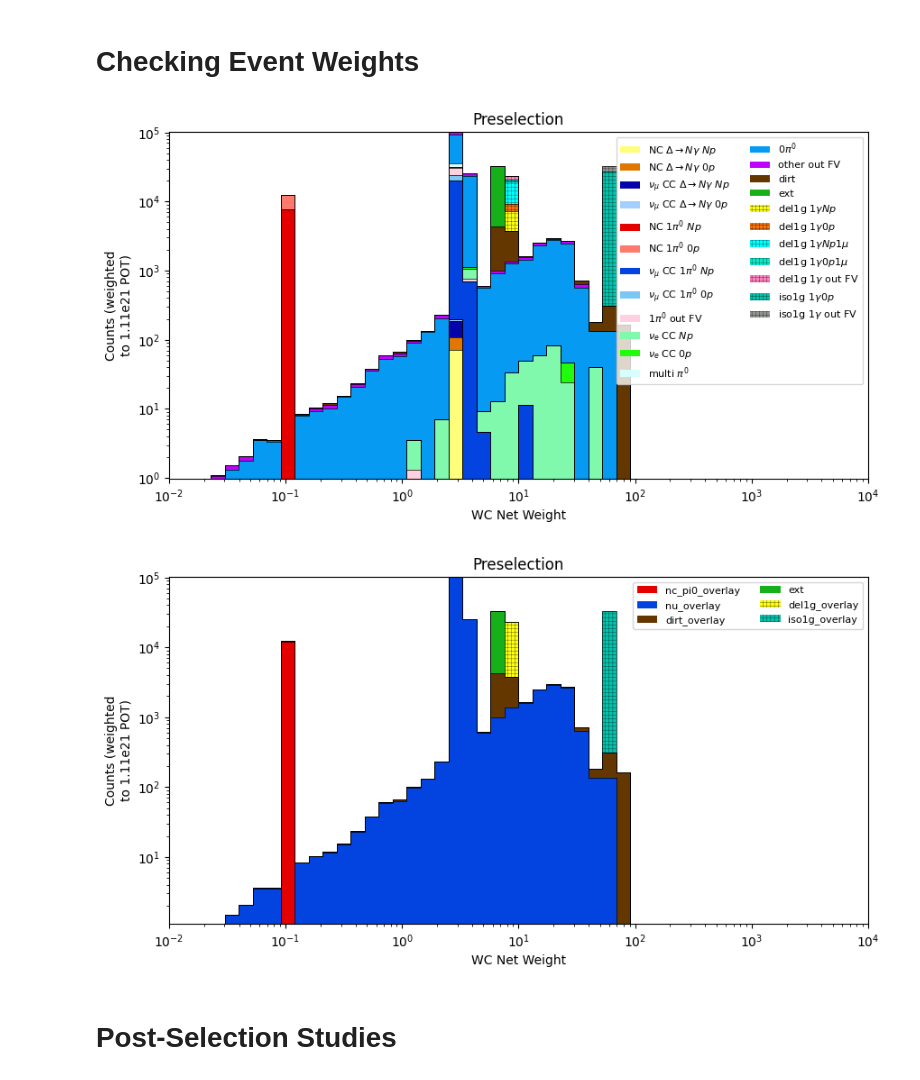
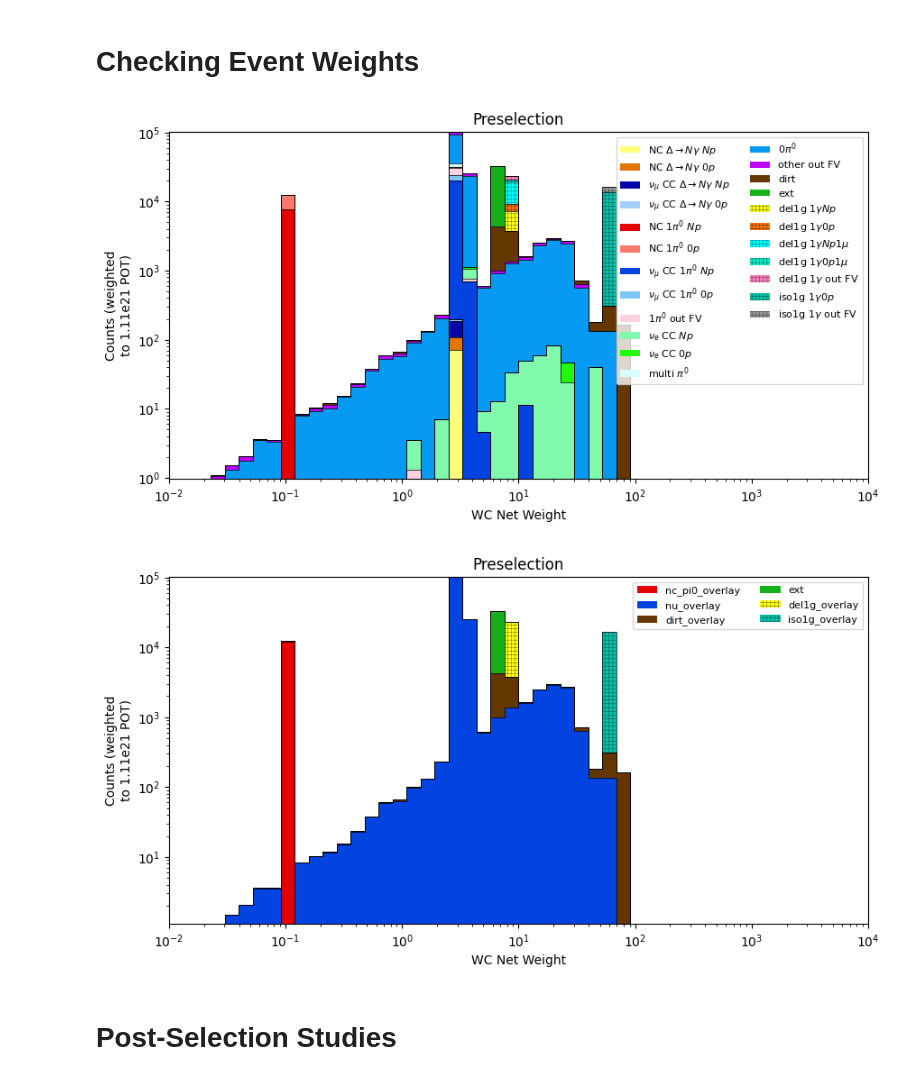
Before and after one commit to leehagaman/uboone_ngem, a Jupyter notebook: ipynb_notebooks/multiclass_histograms.ipynb, the cells around one changed output. Drawn from its saved outputs; the diff is of its cells as text; code cells hidden in the pictures.

```diff
--- a/ipynb_notebooks/multiclass_histograms.ipynb
+++ b/ipynb_notebooks/multiclass_histograms.ipynb
@@ -117,9 +117,9 @@ for i, signal_category in enumerate(sig_categories):
 mpl.rcParams['hatch.linewidth'] = 0.2
 
 del1g_norm_factor = 0.5
-iso1g_norm_factor = 0.1
+iso1g_norm_factor = 0.05
 
-for breakdown_type in ["del1g_detailed", "filetype"]:
+for breakdown_type in ["del1g_detailed", "filetype"]: # "topological"
     if breakdown_type == "topological":
         breakdown_labels = topological_category_labels
         breakdown_labels_latex = topological_category_labels_latex
@@ -135,12 +135,7 @@ for breakdown_type in ["del1g_detailed", "filetype"]:
         breakdown_hatches = filetype_category_hatches
         breakdown_queries = []
         for label in breakdown_labels:
-            if label == "iso1g_overlay":
-                breakdown_queries.append(f"filetype == 'isotropic_one_gamma_overlay'")
-            elif label == "del1g_overlay":
-                breakdown_queries.append(f"filetype == 'delete_one_gamma_overlay'")
-            else:
-                breakdown_queries.append(f"filetype == '{label}'")
+            breakdown_queries.append(f"filetype_signal_category == '{label}'")
     elif breakdown_type == "del1g_simple":
         breakdown_labels = del1g_simple_category_labels
         breakdown_labels_latex = del1g_simple_category_labels
@@ -239,12 +234,7 @@ for breakdown_type in ["del1g_detailed", "filetype"]:
         breakdown_hatches = filetype_category_hatches
         breakdown_queries = []
         for label in breakdown_labels:
-            if label == "iso1g_overlay":
-                breakdown_queries.append(f"filetype == 'isotropic_one_gamma_overlay'")
-            elif label == "del1g_overlay":
-                breakdown_queries.append(f"filetype == 'delete_one_gamma_overlay'")
-            else:
-                breakdown_queries.append(f"filetype == '{label}'")
+            breakdown_queries.append(f"filetype_signal_category == '{label}'")
     else:
         raise ValueError("Invalid breakdown type")
 
@@ -257,35 +247,35 @@ for breakdown_type in ["del1g_detailed", "filetype"]:
     outline_colors = ["k"] * len(breakdown_labels)
 
     sel_df = presel_merged_df
     counts = []
     for breakdown_i, breakdown_label in enumerate(breakdown_labels):
         curr_df = sel_df.query(breakdown_queries[breakdown_i])
         counts.append(np.histogram(curr_df["wc_net_weight"].to_numpy(), weights=curr_df["wc_net_weight"].to_numpy(), bins=bins)[0])
 
     bottom = np.zeros(len(bins)-1)
     for breakdown_i, (breakdown_label, breakdown_count, breakdown_color, breakdown_hatch, breakdown_label_latex) in enumerate(zip(breakdown_labels, counts, breakdown_colors, breakdown_hatches, breakdown_labels_latex)):
         if "iso1g" in breakdown_label:
             breakdown_count = breakdown_count * iso1g_norm_factor
         elif "del1g" in breakdown_label:
             breakdown_count = breakdown_count * del1g_norm_factor
         n, _, _ = ax.hist(bin_centers, weights=breakdown_count, bins=bins, bottom=bottom if breakdown_i > 0 else None, color=breakdown_color, hatch=breakdown_hatch, label=breakdown_label_latex)
         ax.hist(bin_centers, weights=breakdown_count, bins=bins, bottom=bottom if breakdown_i > 0 else None, histtype="step", color="k", lw=0.5)
         if breakdown_i == 0:
             bottom = n
         else:
             bottom += n
 
     plt.xlabel(r"WC Net Weight")
     plt.ylabel("Counts (weighted\nto 1.11e21 POT)")
     plt.xlim(bins[0], bins[-1])
     plt.xscale("log")
     plt.yscale("log")
     plt.legend(loc="upper right", ncol=2, fontsize=8)
     plt.title("Preselection")
     plt.show()
 # %% [output]
-[figure, old version]
+[figure, new version]
-[figure, old version]
+[figure, new version]
 # %% [markdown]
 # Post-Selection Studies
 # %%
```
Also changed, not shown: parts of 7 cells of this notebook, 7 other files.
